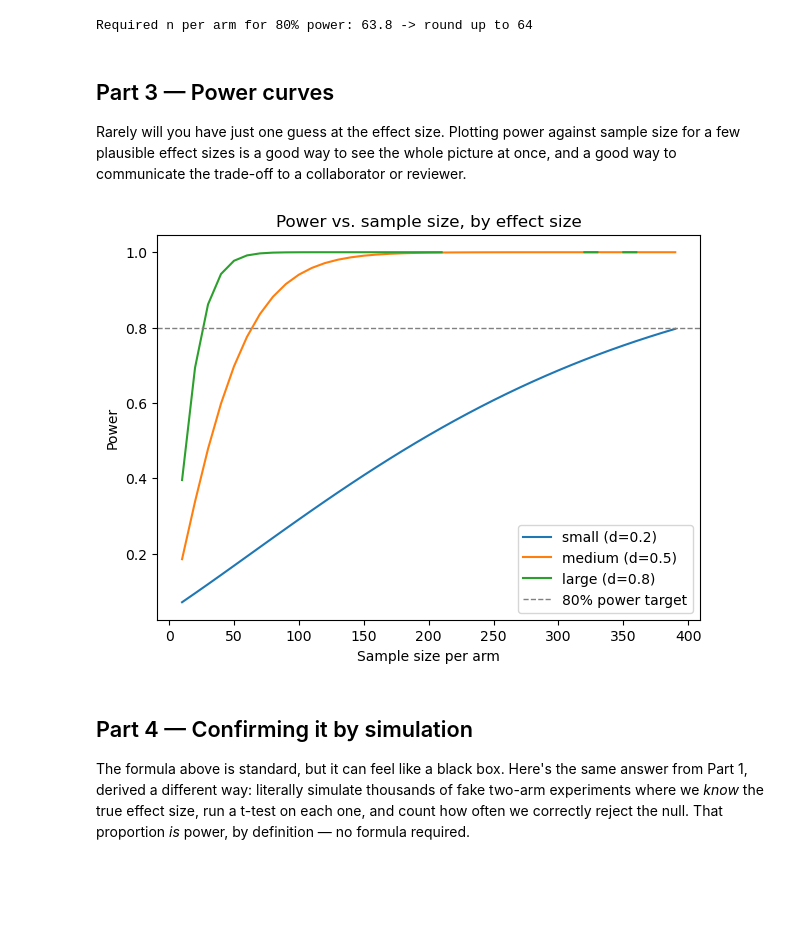
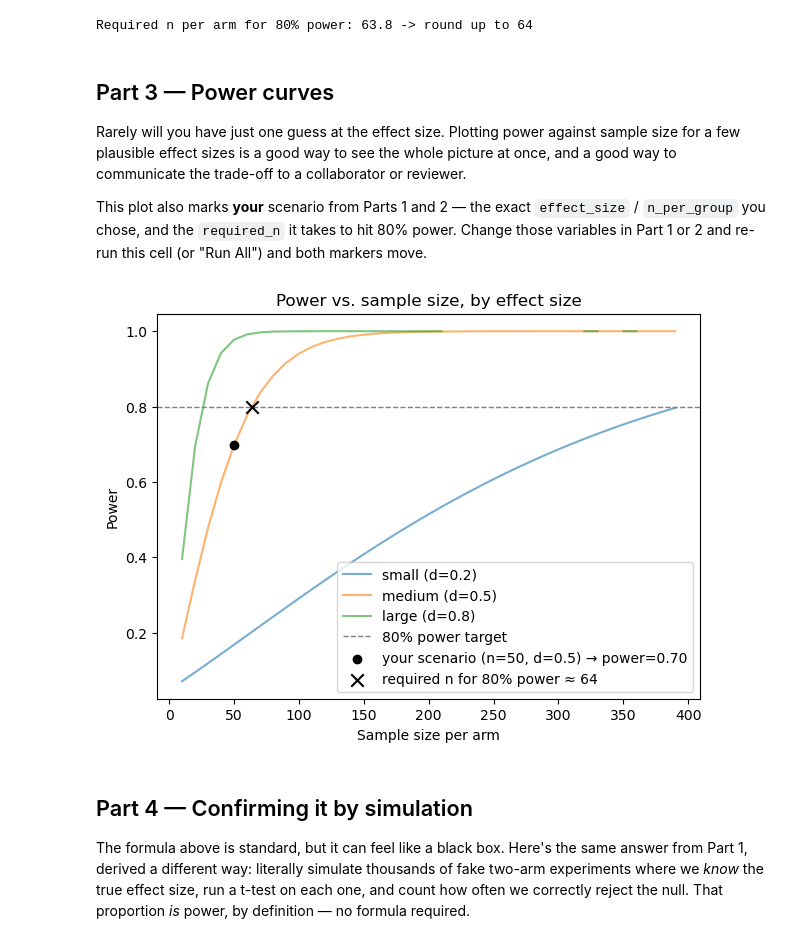
Before and after one commit to EmilioBarkett/experimental-methods, a Jupyter notebook: part-2-designing-experiments/week-08/exercises/power-analysis.ipynb, the cells around one changed output. Saved outputs shown, nothing was run; the diff lists cells and outputs as text; code cells hidden in the pictures; blank space fills up the shorter version.

Commit message:
Wire Part 3's power-curve plot to Part 1/2's variables
Previously the plot used a hardcoded effect-size list disconnected from
whatever effect_size/n_per_group you set in Part 1 -- editing those and
re-running had no visible effect on the graph. Now it marks your actual
scenario and the required-n from Part 2 directly on the curve, and the
x-axis auto-extends to keep both visible even for edge-case inputs.

```diff
--- a/part-2-designing-experiments/week-08/exercises/power-analysis.ipynb
+++ b/part-2-designing-experiments/week-08/exercises/power-analysis.ipynb
@@ -57,24 +57,37 @@ Required n per arm for 80% power: 63.8 -> round up to 64
 ## Part 3 — Power curves
 
 Rarely will you have just one guess at the effect size. Plotting power against sample size for a few plausible effect sizes is a good way to see the whole picture at once, and a good way to communicate the trade-off to a collaborator or reviewer.
+
+This plot also marks **your** scenario from Parts 1 and 2 — the exact `effect_size` / `n_per_group` you chose, and the `required_n` it takes to hit 80% power. Change those variables in Part 1 or 2 and re-run this cell (or "Run All") and both markers move.
 # %%
-sample_sizes = np.arange(10, 400, 10)
-effect_sizes = [0.2, 0.5, 0.8]
-labels = ["small (d=0.2)", "medium (d=0.5)", "large (d=0.8)"]
+# extend the x-axis far enough to always show your scenario, even if you
+# changed effect_size/n_per_group above to something outside the default range
+max_n = max(400, int(required_n * 1.2), n_per_group + 50)
+sample_sizes = np.arange(10, max_n, 10)
+
+reference_effect_sizes = [0.2, 0.5, 0.8]
+reference_labels = ["small (d=0.2)", "medium (d=0.5)", "large (d=0.8)"]
 
 fig, ax = plt.subplots(figsize=(7, 5))
-for es, label in zip(effect_sizes, labels):
+for es, label in zip(reference_effect_sizes, reference_labels):
     powers = [power_analysis.power(effect_size=es, nobs1=n, alpha=alpha, ratio=1.0) for n in sample_sizes]
-    ax.plot(sample_sizes, powers, label=label)
+    ax.plot(sample_sizes, powers, label=label, alpha=0.6)
 
 ax.axhline(0.8, color="gray", linestyle="--", linewidth=1, label="80% power target")
+
+# mark your specific scenario from Part 1, and the required-n from Part 2
+ax.scatter([n_per_group], [power], color="black", zorder=5,
+           label=f"your scenario (n={n_per_group}, d={effect_size}) → power={power:.2f}")
+ax.scatter([required_n], [target_power], color="black", marker="x", s=80, zorder=5,
+           label=f"required n for {target_power:.0%} power ≈ {required_n:.0f}")
+
 ax.set_xlabel("Sample size per arm")
 ax.set_ylabel("Power")
 ax.set_title("Power vs. sample size, by effect size")
 ax.legend()
 plt.show()
 # %% [output]
-[figure, old version]
+[figure, new version]
 # %% [markdown]
 ## Part 4 — Confirming it by simulation
 
```
